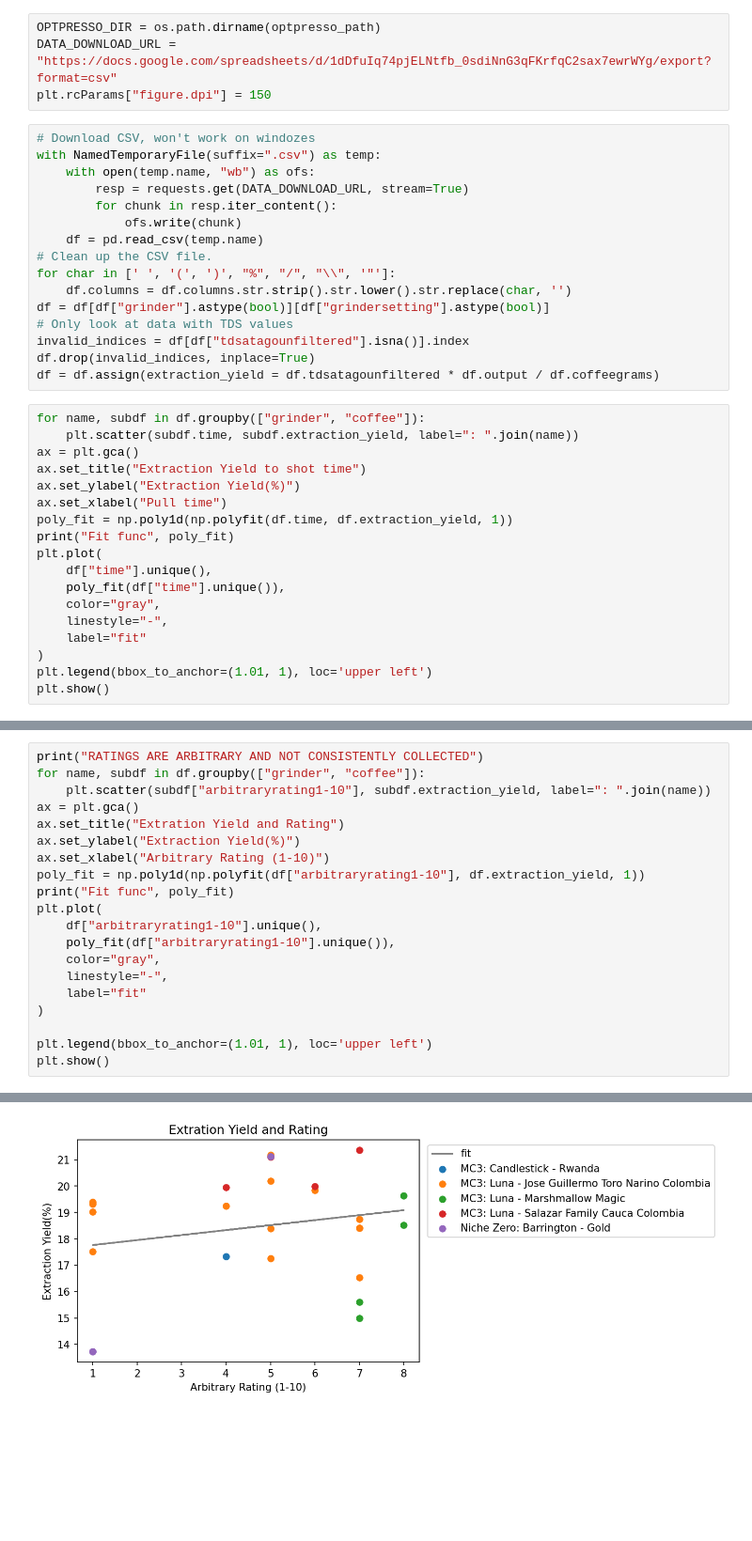
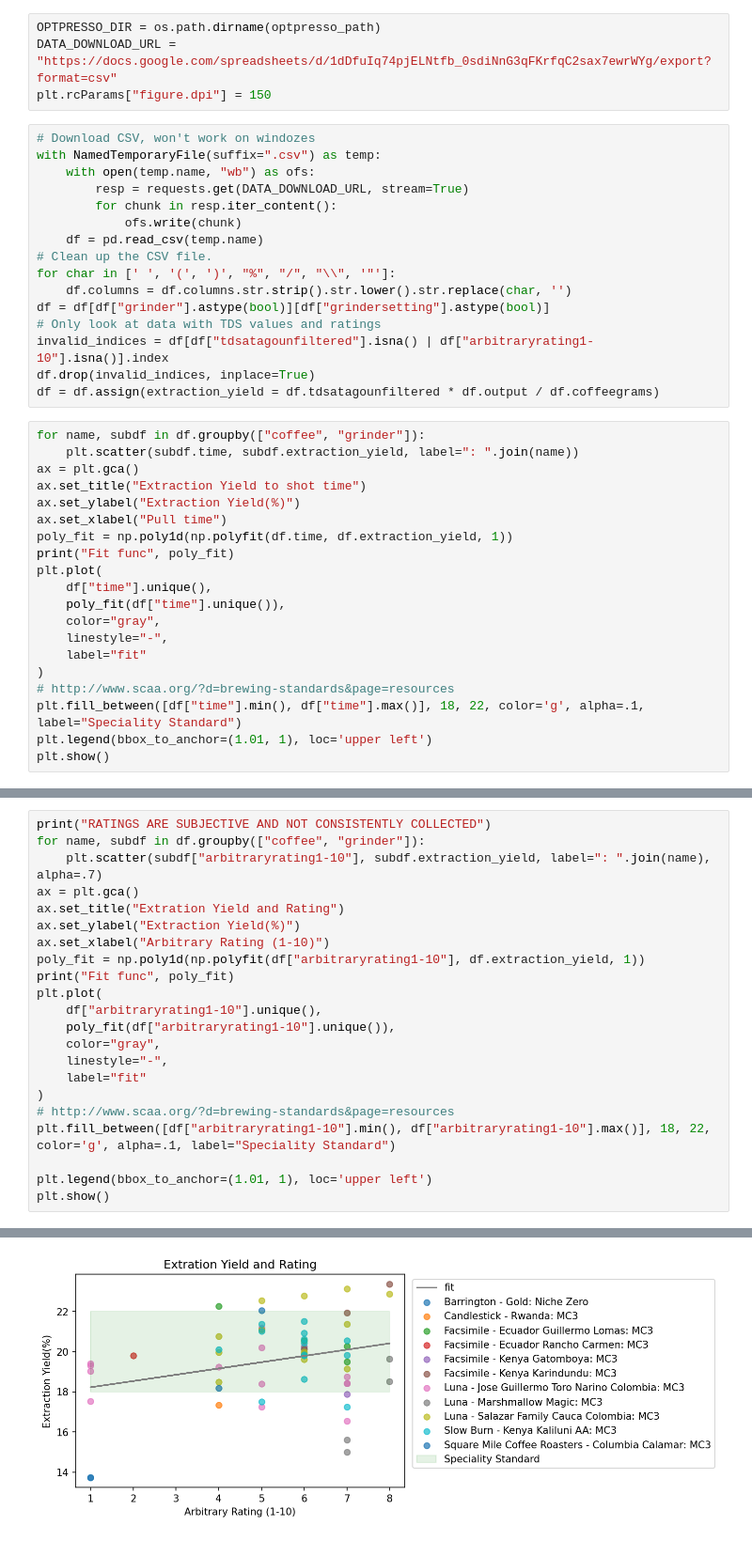
Before and after one commit to badisa/optpresso, a Jupyter notebook: notebooks/tds_analysis.ipynb, the cells around one changed output, grey strips where cells are left out. Shown at 94% size. Saved outputs shown, nothing was run; the diff lists cells and outputs as text; blank space fills up the shorter version.

```diff
--- a/notebooks/tds_analysis.ipynb
+++ b/notebooks/tds_analysis.ipynb
@@ -51,12 +51,12 @@ with NamedTemporaryFile(suffix=".csv") as temp:
 for char in [' ', '(', ')', "%", "/", "\\", '"']:
     df.columns = df.columns.str.strip().str.lower().str.replace(char, '')
 df = df[df["grinder"].astype(bool)][df["grindersetting"].astype(bool)]
-# Only look at data with TDS values
-invalid_indices = df[df["tdsatagounfiltered"].isna()].index
+# Only look at data with TDS values and ratings
+invalid_indices = df[df["tdsatagounfiltered"].isna() | df["arbitraryrating1-10"].isna()].index
 df.drop(invalid_indices, inplace=True)
 df = df.assign(extraction_yield = df.tdsatagounfiltered * df.output / df.coffeegrams)
 # %%
-for name, subdf in df.groupby(["grinder", "coffee"]):
+for name, subdf in df.groupby(["coffee", "grinder"]):
     plt.scatter(subdf.time, subdf.extraction_yield, label=": ".join(name))
 ax = plt.gca()
 ax.set_title("Extraction Yield to shot time")
@@ -71,6 +71,8 @@ plt.plot(
     linestyle="-",
     label="fit"
 )
+# http://www.scaa.org/?d=brewing-standards&page=resources
+plt.fill_between([df["time"].min(), df["time"].max()], 18, 22, color='g', alpha=.1, label="Speciality Standard")
 plt.legend(bbox_to_anchor=(1.01, 1), loc='upper left')
 plt.show()
 # %% [output]
@@ -80,7 +82,7 @@ Fit func
 # %%
-print("RATINGS ARE ARBITRARY AND NOT CONSISTENTLY COLLECTED")
-for name, subdf in df.groupby(["grinder", "coffee"]):
-    plt.scatter(subdf["arbitraryrating1-10"], subdf.extraction_yield, label=": ".join(name))
+print("RATINGS ARE SUBJECTIVE AND NOT CONSISTENTLY COLLECTED")
+for name, subdf in df.groupby(["coffee", "grinder"]):
+    plt.scatter(subdf["arbitraryrating1-10"], subdf.extraction_yield, label=": ".join(name), alpha=.7)
 ax = plt.gca()
 ax.set_title("Extration Yield and Rating")
 ax.set_ylabel("Extraction Yield(%)")
@@ -94,6 +96,8 @@ plt.plot(
     linestyle="-",
     label="fit"
 )
+# http://www.scaa.org/?d=brewing-standards&page=resources
+plt.fill_between([df["arbitraryrating1-10"].min(), df["arbitraryrating1-10"].max()], 18, 22, color='g', alpha=.1, label="Speciality Standard")
 
 plt.legend(bbox_to_anchor=(1.01, 1), loc='upper left')
 plt.show()
@@ -104 +108 @@ Fit func
-[figure, old version]
+[figure, new version]
```
Also changed, not shown: parts of 4 cells of this notebook, 4 other files.
